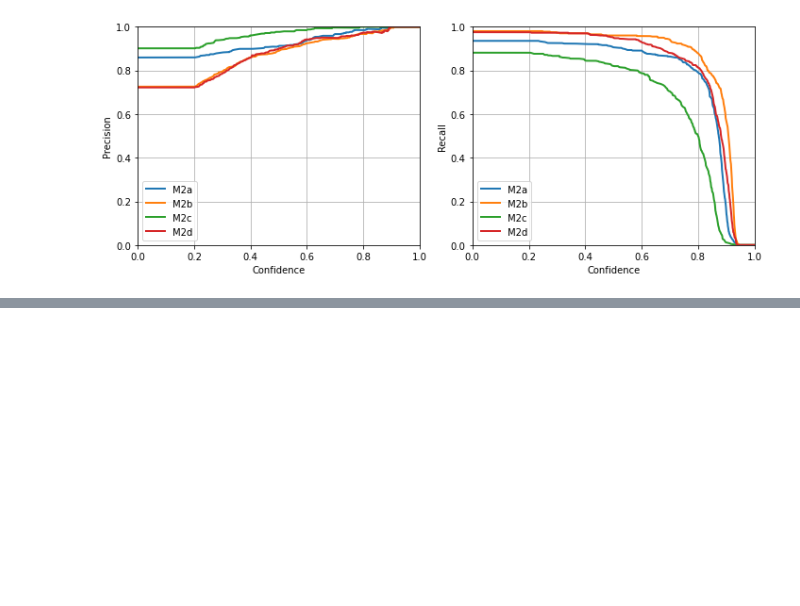
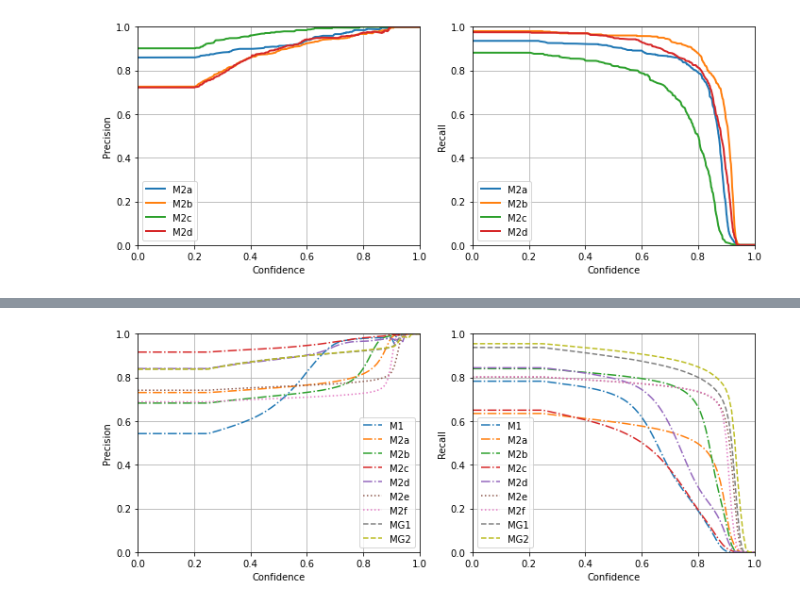
Before and after one commit to liyinze1/Robbins-to-THEMIS, a Jupyter notebook: performance_matrix.ipynb, the cells around one changed output, grey strips where cells are left out. Cells and saved outputs as stored; diff of their text form; code cells hidden in the pictures; blank space fills up the shorter version.

```diff
--- a/performance_matrix.ipynb
+++ b/performance_matrix.ipynb
@@ -45,0 +77,43 @@ plot_pr(paths, labels, lines)
+# %%
+import pandas as pd
+import matplotlib.pyplot as plt
+import warnings
+warnings.filterwarnings("ignore")
+
+def plots(folders, labels, lines=None):
+    plt.figure(figsize=(10, 4), tight_layout=True)
+    if lines == None:
+        lines = ['-'] * len(folders)
+    for folder, label, line in zip(folders, labels, lines):
+        table = pd.read_csv('test/' + folder + '/table.csv')
+
+        p = (table['tp'] + 1e-10) / (table['tp'] + table['fp'] + 1e-10)
+        plt.subplot(1, 2, 1)
+        plt.plot(table['conf'], p, line, label=label)
+
+        plt.subplot(1, 2, 2)
+        plt.plot(table['conf'], table['tpr'], line, label=label)
+
+    plt.subplot(1, 2, 1)
+    plt.xlabel('Confidence')
+    plt.ylabel('Precision')
+    plt.ylim(0, 1)
+    plt.xlim(0, 1)
+    plt.grid()
+    plt.legend()
+
+    plt.subplot(1, 2, 2)
+    plt.xlabel('Confidence')
+    plt.ylabel('Recall')
+    plt.ylim(0, 1)
+    plt.xlim(0, 1)
+    plt.grid()
+    plt.legend()
+# %%
+folders = ['m1', '2a', '2b', '2c', '2d', '2e_15_19', '2f_15_19', 'global1-4', 'global2-3']
+labels = ['M1', 'M2a', 'M2b', 'M2c', 'M2d', 'M2e', 'M2f', 'MG1', 'MG2']
+lines = ['-.'] * 5 + [':'] * 2 + ['--'] * 2
+plots(folders, labels, lines)
+plt.savefig('output.svg')
+# %% [output]
+[figure, added]
```
Also changed, not shown: parts of 6 cells of this notebook, 8 other files.
